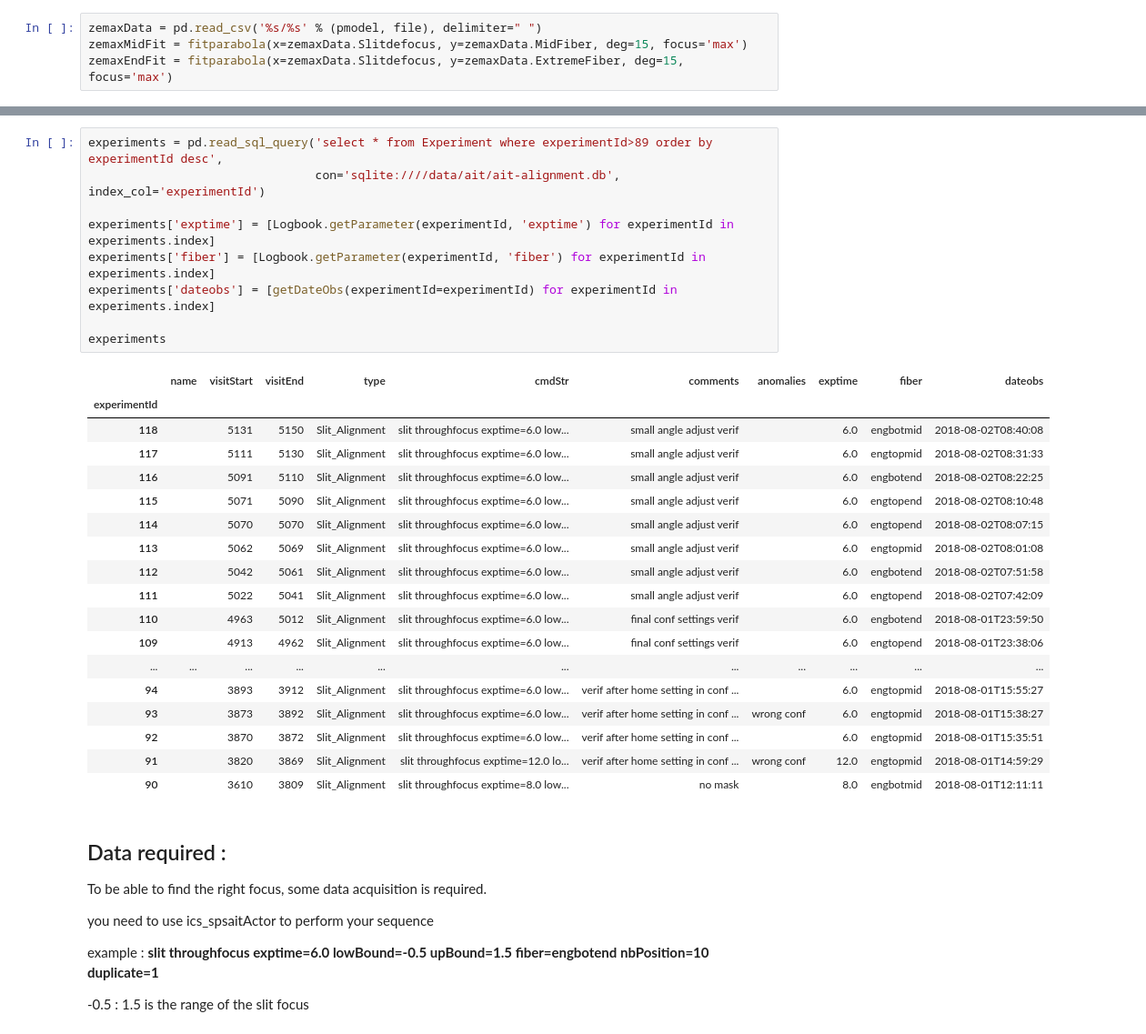
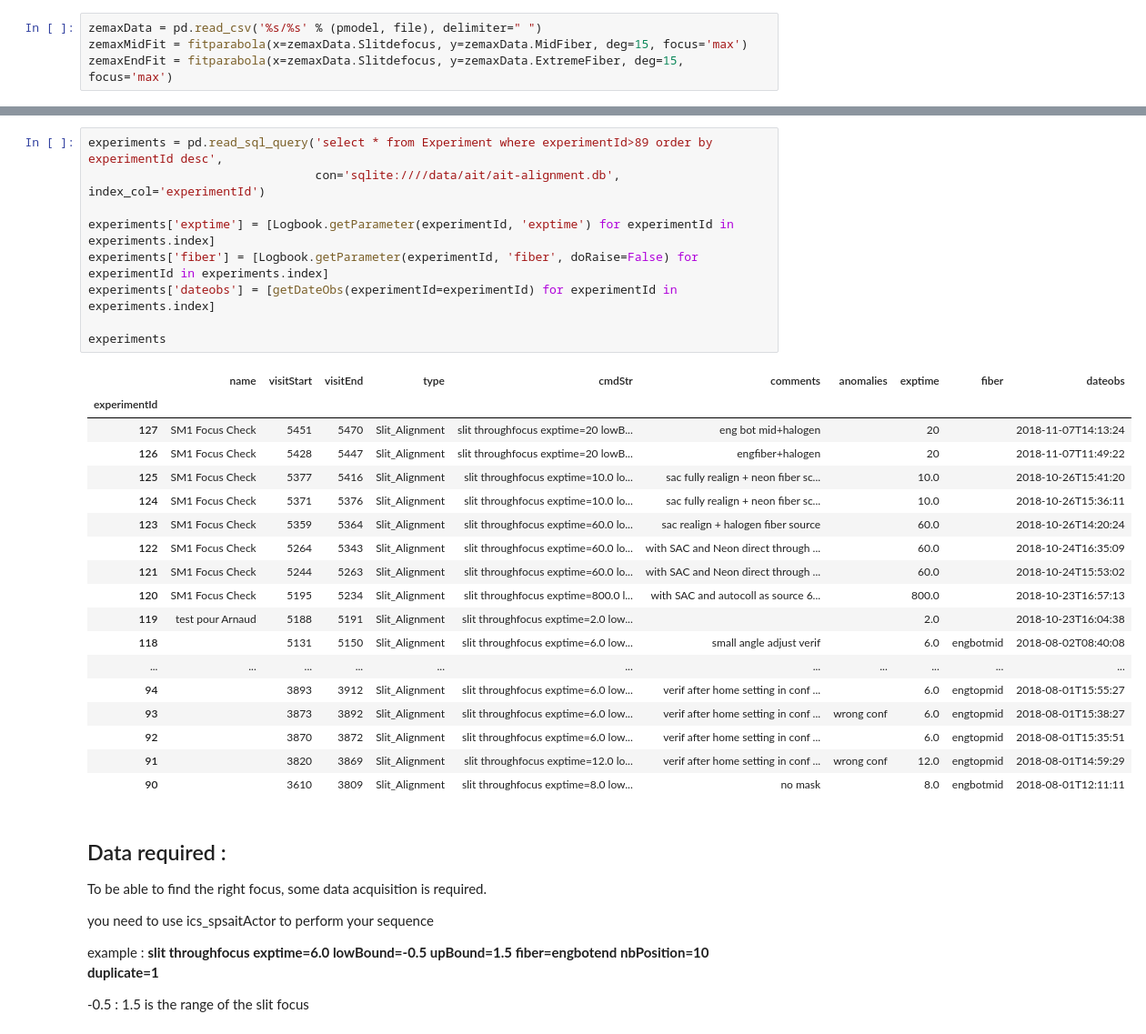
Before and after one commit to alefur/ait-notebook, a Jupyter notebook: Slit_Alignment-Final.ipynb, the cells around one changed output, grey strips where cells are left out. Shown at 91% size. Saved outputs shown, nothing was run; the diff lists cells and outputs as text.

```diff
--- a/Slit_Alignment-Final.ipynb
+++ b/Slit_Alignment-Final.ipynb
@@ -81,25 +83,25 @@ def getFiberTF(experimentId, doMeanBck, centerOfMass):
 # %%
 experiments = pd.read_sql_query('select * from Experiment where experimentId>89 order by experimentId desc',
                                 con='sqlite:////data/ait/ait-alignment.db', index_col='experimentId')
 
 experiments['exptime'] = [Logbook.getParameter(experimentId, 'exptime') for experimentId in experiments.index]
-experiments['fiber'] = [Logbook.getParameter(experimentId, 'fiber') for experimentId in experiments.index]
+experiments['fiber'] = [Logbook.getParameter(experimentId, 'fiber', doRaise=False) for experimentId in experiments.index]
 experiments['dateobs'] = [getDateObs(experimentId=experimentId) for experimentId in experiments.index]
 
 experiments
 # %% [output]
 |  | name | visitStart | visitEnd | type | cmdStr | comments | anomalies | exptime | fiber | dateobs |
 | experimentId |  |  |  |  |  |  |  |  |  |  |
+| 127 | SM1 Focus Check | 5451 | 5470 | Slit_Alignment | slit throughfocus exptime=20 lowB... | eng bot mid+halogen |  | 20 |  | 2018-11-07T14:13:24 |
+| 126 | SM1 Focus Check | 5428 | 5447 | Slit_Alignment | slit throughfocus exptime=20 lowB... | engfiber+halogen |  | 20 |  | 2018-11-07T11:49:22 |
+| 125 | SM1 Focus Check | 5377 | 5416 | Slit_Alignment | slit throughfocus exptime=10.0 lo... | sac fully realign + neon fiber sc... |  | 10.0 |  | 2018-10-26T15:41:20 |
+| 124 | SM1 Focus Check | 5371 | 5376 | Slit_Alignment | slit throughfocus exptime=10.0 lo... | sac fully realign + neon fiber sc... |  | 10.0 |  | 2018-10-26T15:36:11 |
+| 123 | SM1 Focus Check | 5359 | 5364 | Slit_Alignment | slit throughfocus exptime=60.0 lo... | sac realign + halogen fiber source |  | 60.0 |  | 2018-10-26T14:20:24 |
+| 122 | SM1 Focus Check | 5264 | 5343 | Slit_Alignment | slit throughfocus exptime=60.0 lo... | with SAC and Neon direct through ... |  | 60.0 |  | 2018-10-24T16:35:09 |
+| 121 | SM1 Focus Check | 5244 | 5263 | Slit_Alignment | slit throughfocus exptime=60.0 lo... | with SAC and Neon direct through ... |  | 60.0 |  | 2018-10-24T15:53:02 |
+| 120 | SM1 Focus Check | 5195 | 5234 | Slit_Alignment | slit throughfocus exptime=800.0 l... | with SAC and autocoll as source 6... |  | 800.0 |  | 2018-10-23T16:57:13 |
+| 119 | test pour Arnaud | 5188 | 5191 | Slit_Alignment | slit throughfocus exptime=2.0 low... |  |  | 2.0 |  | 2018-10-23T16:04:38 |
 | 118 |  | 5131 | 5150 | Slit_Alignment | slit throughfocus exptime=6.0 low... | small angle adjust verif |  | 6.0 | engbotmid | 2018-08-02T08:40:08 |
-| 117 |  | 5111 | 5130 | Slit_Alignment | slit throughfocus exptime=6.0 low... | small angle adjust verif |  | 6.0 | engtopmid | 2018-08-02T08:31:33 |
-| 116 |  | 5091 | 5110 | Slit_Alignment | slit throughfocus exptime=6.0 low... | small angle adjust verif |  | 6.0 | engbotend | 2018-08-02T08:22:25 |
-| 115 |  | 5071 | 5090 | Slit_Alignment | slit throughfocus exptime=6.0 low... | small angle adjust verif |  | 6.0 | engtopend | 2018-08-02T08:10:48 |
-| 114 |  | 5070 | 5070 | Slit_Alignment | slit throughfocus exptime=6.0 low... | small angle adjust verif |  | 6.0 | engtopend | 2018-08-02T08:07:15 |
-| 113 |  | 5062 | 5069 | Slit_Alignment | slit throughfocus exptime=6.0 low... | small angle adjust verif |  | 6.0 | engtopmid | 2018-08-02T08:01:08 |
-| 112 |  | 5042 | 5061 | Slit_Alignment | slit throughfocus exptime=6.0 low... | small angle adjust verif |  | 6.0 | engbotend | 2018-08-02T07:51:58 |
-| 111 |  | 5022 | 5041 | Slit_Alignment | slit throughfocus exptime=6.0 low... | small angle adjust verif |  | 6.0 | engtopend | 2018-08-02T07:42:09 |
-| 110 |  | 4963 | 5012 | Slit_Alignment | slit throughfocus exptime=6.0 low... | final conf settings verif |  | 6.0 | engbotend | 2018-08-01T23:59:50 |
-| 109 |  | 4913 | 4962 | Slit_Alignment | slit throughfocus exptime=6.0 low... | final conf settings verif |  | 6.0 | engtopend | 2018-08-01T23:38:06 |
 | ... | ... | ... | ... | ... | ... | ... | ... | ... | ... | ... |
 | 94 |  | 3893 | 3912 | Slit_Alignment | slit throughfocus exptime=6.0 low... | verif after home setting in conf ... |  | 6.0 | engtopmid | 2018-08-01T15:55:27 |
 | 93 |  | 3873 | 3892 | Slit_Alignment | slit throughfocus exptime=6.0 low... | verif after home setting in conf ... | wrong conf | 6.0 | engtopmid | 2018-08-01T15:38:27 |
```
Also changed, not shown: parts of 10 cells of this notebook, 1 other file.
